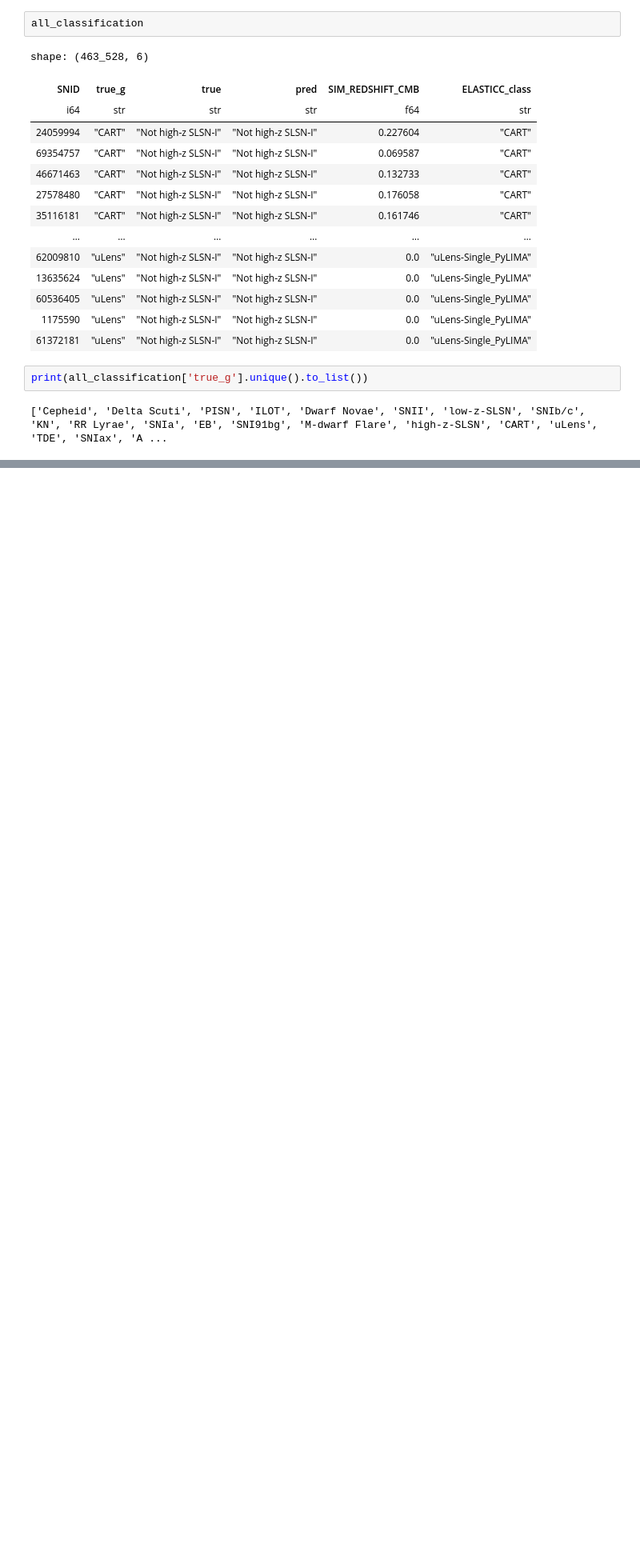
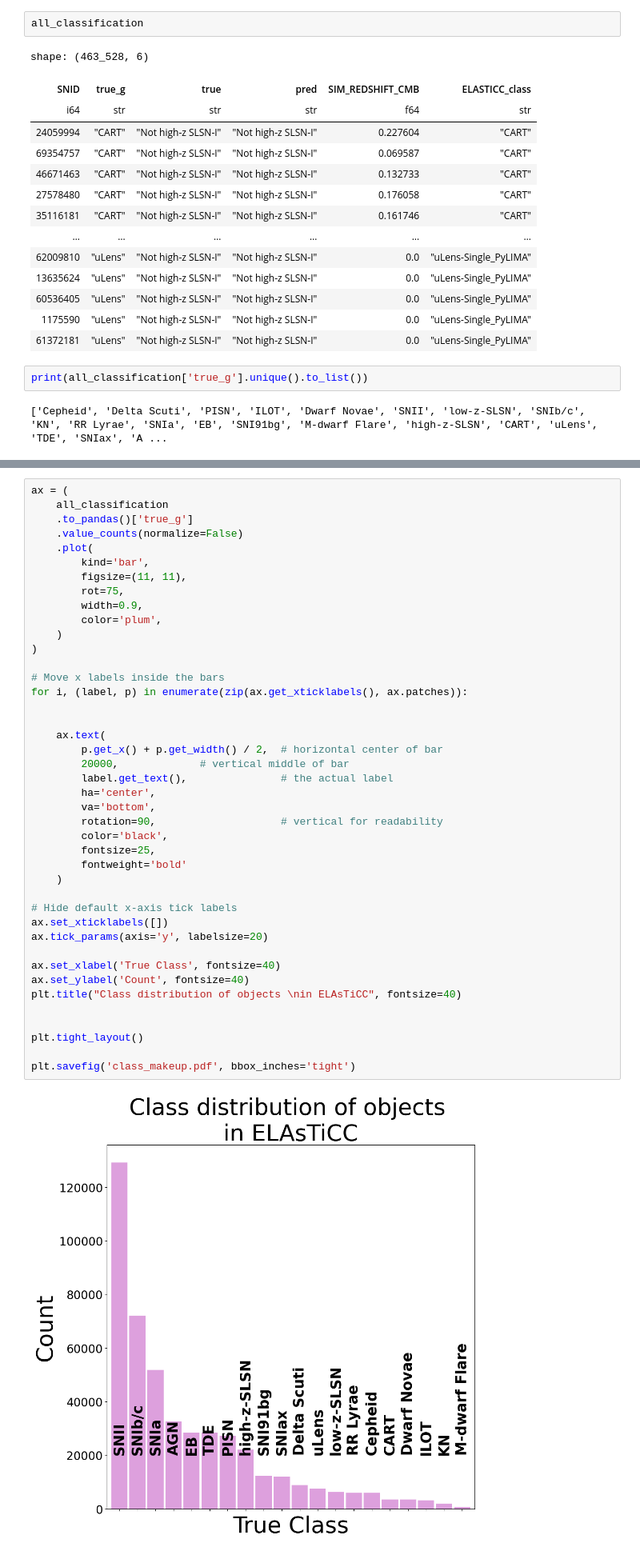
Before and after one commit to dev-ved30/Oracle, a Jupyter notebook: notebooks/SLSNe NSF Prop.ipynb, the cells around one changed output, grey strips where cells are left out. Shown at 80% size. Cells and saved outputs as stored; diff of their text form; blank space fills up the shorter version.

```diff
--- a/notebooks/SLSNe NSF Prop.ipynb
+++ b/notebooks/SLSNe NSF Prop.ipynb
@@ -594,0 +595,44 @@ shape: (463_528, 6)
+# %%
+ax = (
+    all_classification
+    .to_pandas()['true_g']
+    .value_counts(normalize=False)
+    .plot(
+        kind='bar',
+        figsize=(11, 11),
+        rot=75,
+        width=0.9,
+        color='plum',
+    )
+)
+
+# Move x labels inside the bars
+for i, (label, p) in enumerate(zip(ax.get_xticklabels(), ax.patches)):
+
+
+    ax.text(
+        p.get_x() + p.get_width() / 2,  # horizontal center of bar
+        20000,             # vertical middle of bar
+        label.get_text(),               # the actual label
+        ha='center',
+        va='bottom',
+        rotation=90,                    # vertical for readability
+        color='black',
+        fontsize=25,
+        fontweight='bold'
+    )
+
+# Hide default x-axis tick labels
+ax.set_xticklabels([])
+ax.tick_params(axis='y', labelsize=20)
+
+ax.set_xlabel('True Class', fontsize=40)
+ax.set_ylabel('Count', fontsize=40)
+plt.title("Class distribution of objects \nin ELAsTiCC", fontsize=40)
+
+
+plt.tight_layout()
+
+plt.savefig('class_makeup.pdf', bbox_inches='tight')
+# %% [output]
+[figure, added]
```
Also changed, not shown: parts of 8 cells of this notebook.
